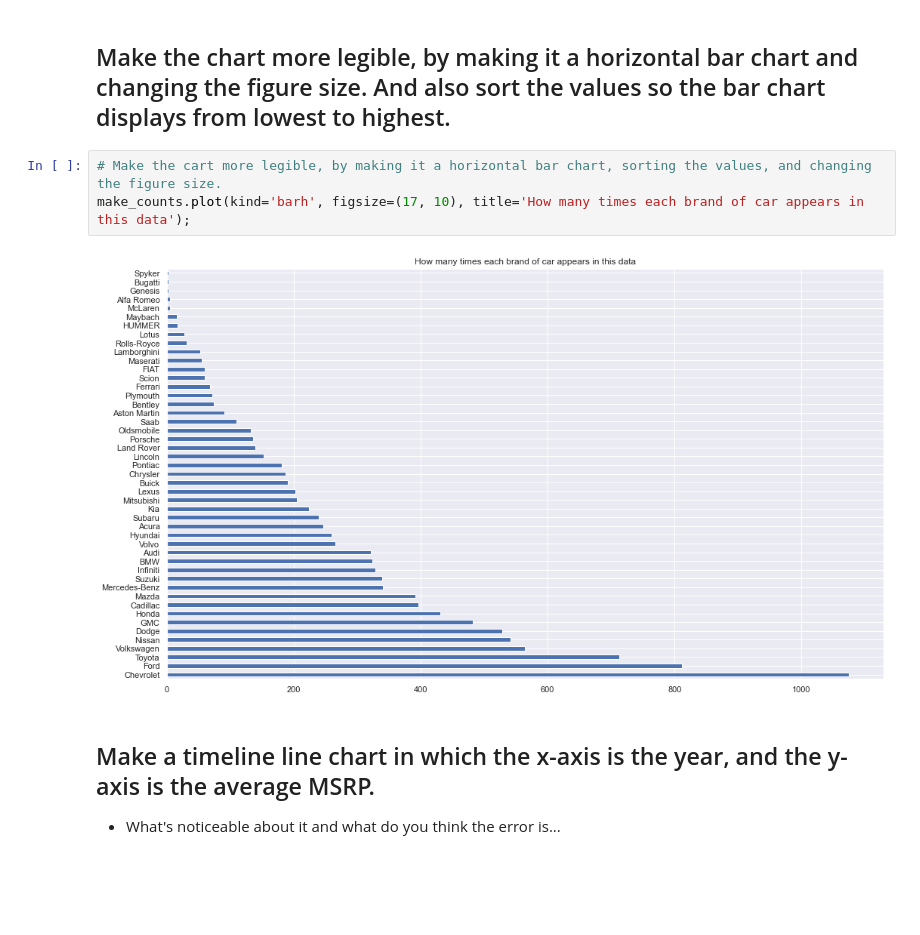
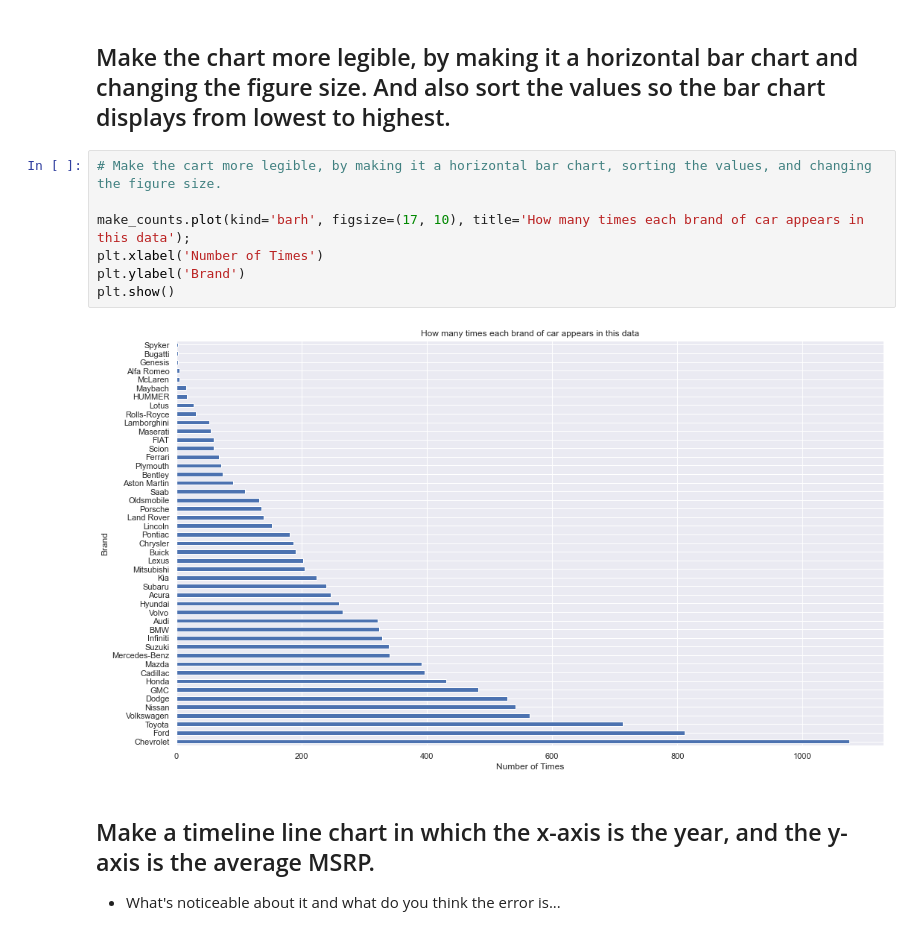
Before and after one commit to GeorgiosIoannouCoder/2022-fall-data-science, a Jupyter notebook: Week-02-EDA/Exercise-EDA.ipynb, the cells around one changed output. Drawn from its saved outputs; the diff is of its cells as text; blank space fills up the shorter version.

```diff
--- a/Week-02-EDA/Exercise-EDA.ipynb
+++ b/Week-02-EDA/Exercise-EDA.ipynb
@@ -124,9 +137,13 @@ make_counts.plot(kind='bar', figsize=(17, 7), title='How many times each brand o
 ## Make the chart more legible, by making it a horizontal bar chart and changing the figure size. And also sort the values so the bar chart displays from lowest to highest.
 # %%
 # Make the cart more legible, by making it a horizontal bar chart, sorting the values, and changing the figure size.
+
 make_counts.plot(kind='barh', figsize=(17, 10), title='How many times each brand of car appears in this data');
+plt.xlabel('Number of Times')
+plt.ylabel('Brand')
+plt.show()
 # %% [output]
-[figure, old version]
+[figure, new version]
 # %% [markdown]
 ## Make a timeline line chart in which the x-axis is the year, and the y-axis is the average MSRP.
 
```
Also changed, not shown: parts of 27 cells of this notebook, 1 other file.
